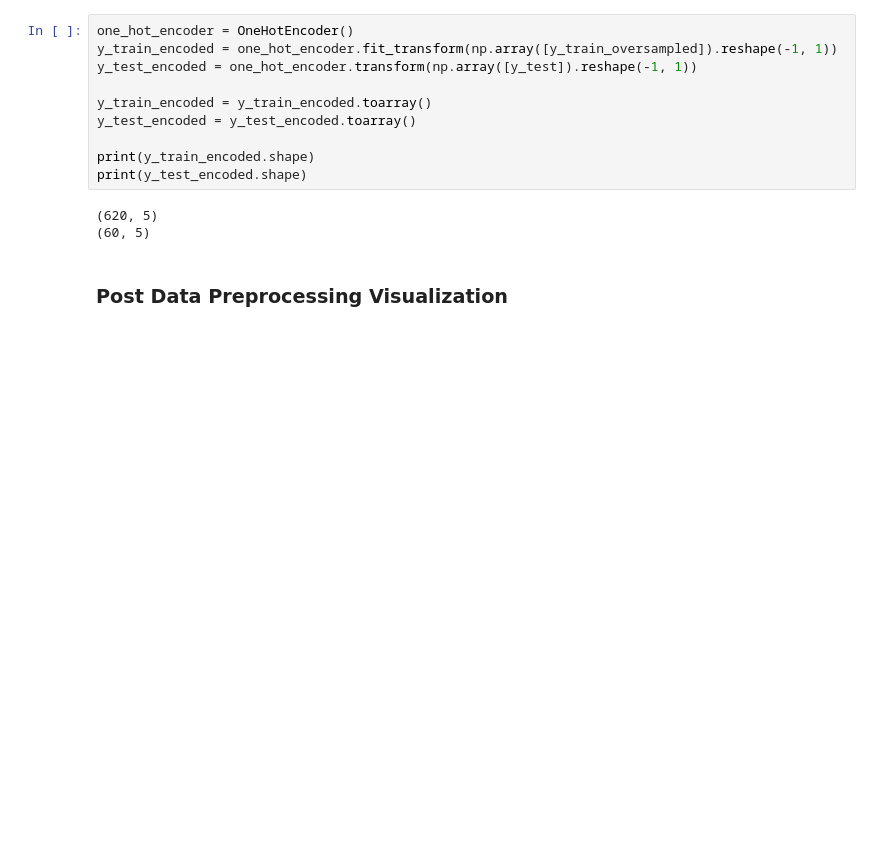
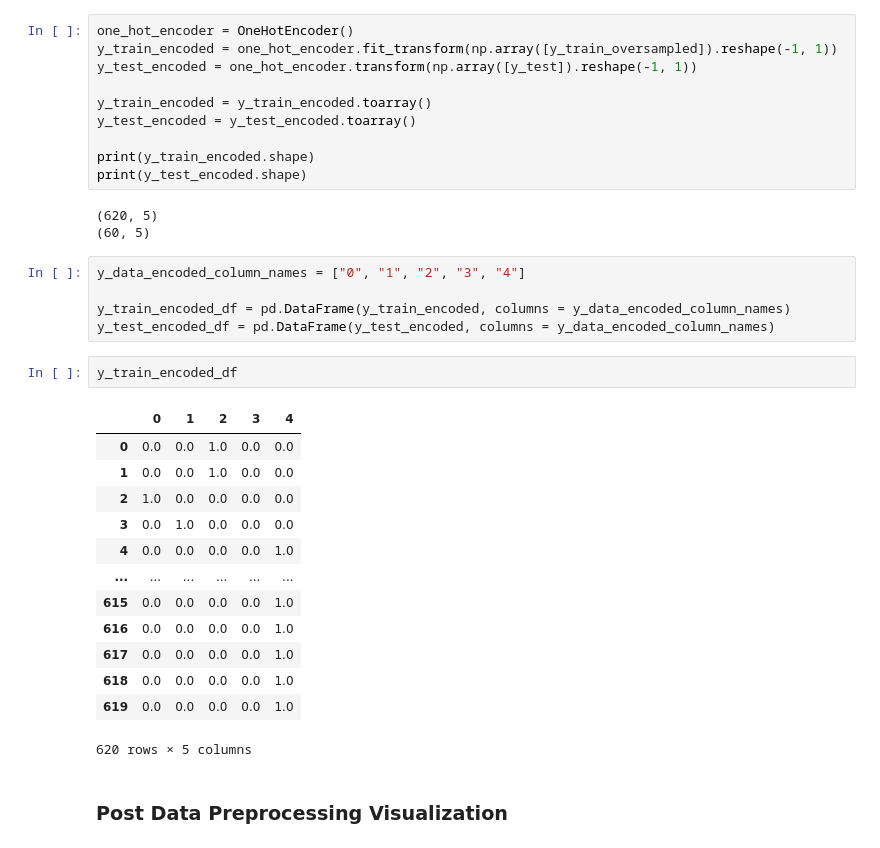
Before and after one commit to MaxZx3000/Heart-Disease, a Jupyter notebook: Assignment_1_Indonesia_AI_(Anthony_Kevin_Oktavius).ipynb, the cells around one changed output. Saved outputs shown, nothing was run; the diff lists cells and outputs as text; blank space fills up the shorter version.

```diff
--- a/Assignment_1_Indonesia_AI_(Anthony_Kevin_Oktavius).ipynb
+++ b/Assignment_1_Indonesia_AI_(Anthony_Kevin_Oktavius).ipynb
@@ -489,6 +489,27 @@ print(y_test_encoded.shape)
 # %% [output]
 (620, 5)
 (60, 5)
+# %%
+y_data_encoded_column_names = ["0", "1", "2", "3", "4"]
+
+y_train_encoded_df = pd.DataFrame(y_train_encoded, columns = y_data_encoded_column_names)
+y_test_encoded_df = pd.DataFrame(y_test_encoded, columns = y_data_encoded_column_names)
+# %%
+y_train_encoded_df
+# %% [output]
+|  | 0 | 1 | 2 | 3 | 4 |
+| 0 | 0.0 | 0.0 | 1.0 | 0.0 | 0.0 |
+| 1 | 0.0 | 0.0 | 1.0 | 0.0 | 0.0 |
+| 2 | 1.0 | 0.0 | 0.0 | 0.0 | 0.0 |
+| 3 | 0.0 | 1.0 | 0.0 | 0.0 | 0.0 |
+| 4 | 0.0 | 0.0 | 0.0 | 0.0 | 1.0 |
+| ... | ... | ... | ... | ... | ... |
+| 615 | 0.0 | 0.0 | 0.0 | 0.0 | 1.0 |
+| 616 | 0.0 | 0.0 | 0.0 | 0.0 | 1.0 |
+| 617 | 0.0 | 0.0 | 0.0 | 0.0 | 1.0 |
+| 618 | 0.0 | 0.0 | 0.0 | 0.0 | 1.0 |
+| 619 | 0.0 | 0.0 | 0.0 | 0.0 | 1.0 |
+620 rows × 5 columns
 # %% [markdown]
 ### Post Data Preprocessing Visualization
 # %% [markdown]
```
Also changed, not shown: parts of 4 cells of this notebook.
